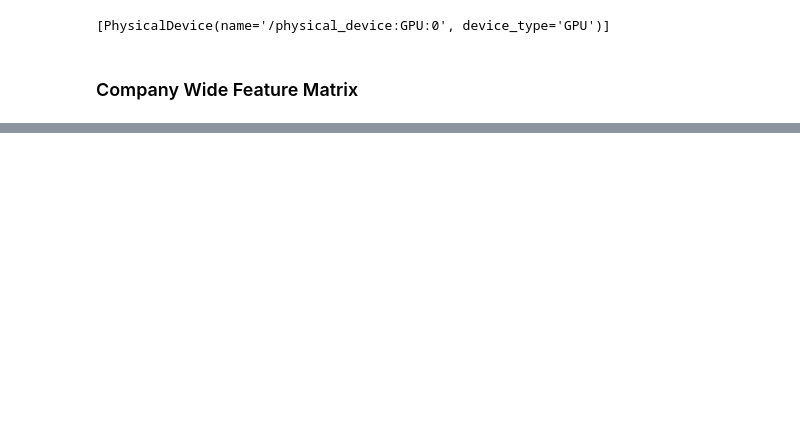
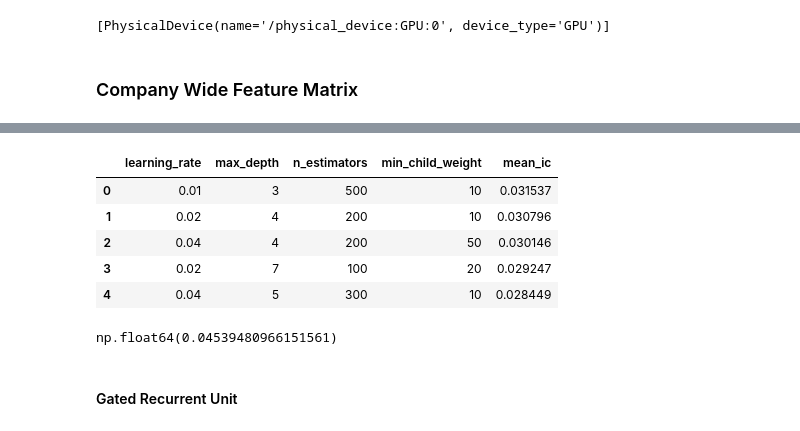
Before and after one commit to hungryfire267/systematic-equities-research, a Jupyter notebook: notebooks/lightgbm_walkforward_research.ipynb, the cells around one changed output, grey strips where cells are left out. Cells and saved outputs as stored; diff of their text form; code cells hidden in the pictures; blank space fills up the shorter version.

```diff
--- a/notebooks/lightgbm_walkforward_research.ipynb
+++ b/notebooks/lightgbm_walkforward_research.ipynb
@@ -50,0 +166,10 @@ print(tf.config.list_physical_devices("GPU"))
+# %%
+results_xgboost_stock_df = pd.read_csv(os.path.join(BASE_DIR, "results/xgboost_model/random_searchstock.csv"))
+results_xgboost_stock_df.head()
+# %% [output]
+|  | learning_rate | max_depth | n_estimators | min_child_weight | mean_ic |
+| 0 | 0.01 | 3 | 500 | 10 | 0.031537 |
+| 1 | 0.02 | 4 | 200 | 10 | 0.030796 |
+| 2 | 0.04 | 4 | 200 | 50 | 0.030146 |
+| 3 | 0.02 | 7 | 100 | 20 | 0.029247 |
+| 4 | 0.04 | 5 | 300 | 10 | 0.028449 |
@@ -51 +217,7 @@ print(tf.config.list_physical_devices("GPU"))
+# %%
+mean_ic
+# %% [output]
+np.float64(0.04539480966151561)
+# %% [markdown]
+#### Gated Recurrent Unit
 # %%
```
Also changed, not shown: parts of 30 cells of this notebook, 19 other files.
